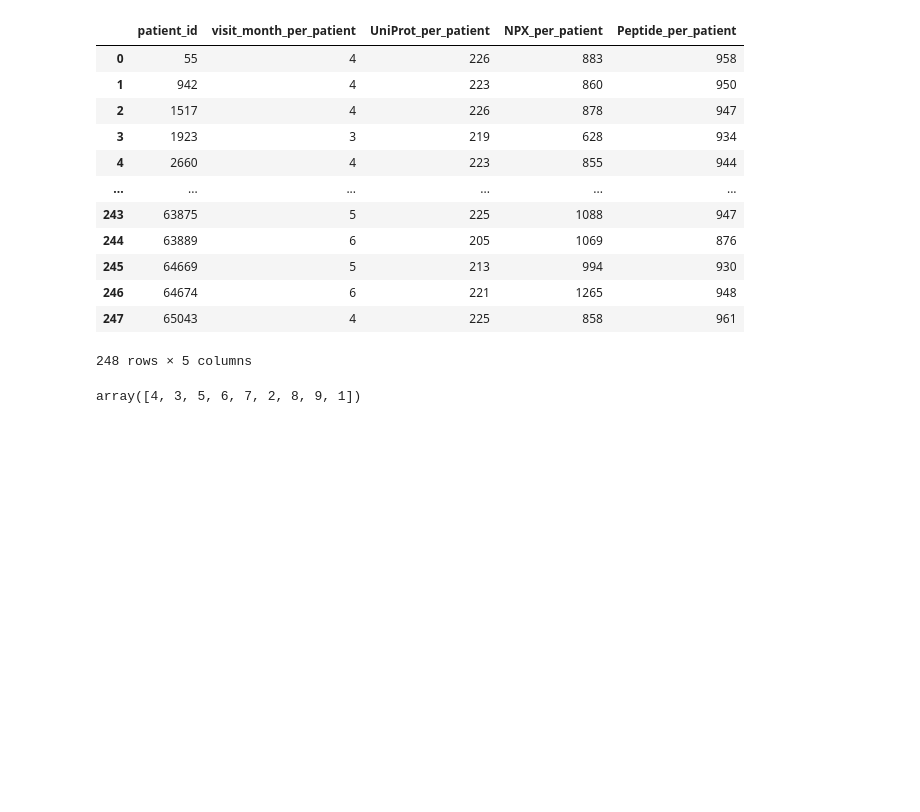
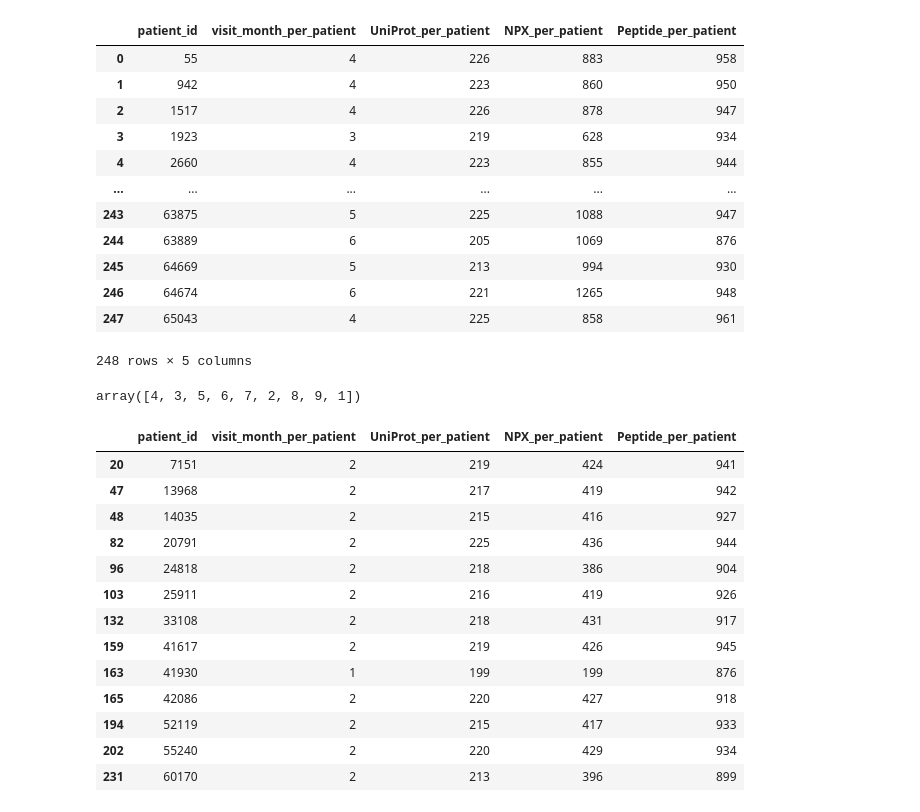
Before and after one commit to sumaniitm/AMP-parkinsons-disease-progression-prediction, a Jupyter notebook: amp-parkinson-s-disease-progression-prediction.ipynb, the cells around one changed output. Drawn from its saved outputs; the diff is of its cells as text; code cells hidden in the pictures; blank space fills up the shorter version.

```diff
--- a/amp-parkinson-s-disease-progression-prediction.ipynb
+++ b/amp-parkinson-s-disease-progression-prediction.ipynb
@@ -136,3 +136,20 @@ temp_df
 temp_df.visit_month_per_patient.unique()
 # %% [output]
 array([4, 3, 5, 6, 7, 2, 8, 9, 1])
+# %%
+temp_df[(temp_df['visit_month_per_patient']==1) | (temp_df['visit_month_per_patient']==2)]
+# %% [output]
+|  | patient_id | visit_month_per_patient | UniProt_per_patient | NPX_per_patient | Peptide_per_patient |
+| 20 | 7151 | 2 | 219 | 424 | 941 |
+| 47 | 13968 | 2 | 217 | 419 | 942 |
+| 48 | 14035 | 2 | 215 | 416 | 927 |
+| 82 | 20791 | 2 | 225 | 436 | 944 |
+| 96 | 24818 | 2 | 218 | 386 | 904 |
+| 103 | 25911 | 2 | 216 | 419 | 926 |
+| 132 | 33108 | 2 | 218 | 431 | 917 |
+| 159 | 41617 | 2 | 219 | 426 | 945 |
+| 163 | 41930 | 1 | 199 | 199 | 876 |
+| 165 | 42086 | 2 | 220 | 427 | 918 |
+| 194 | 52119 | 2 | 215 | 417 | 933 |
+| 202 | 55240 | 2 | 220 | 429 | 934 |
+| 231 | 60170 | 2 | 213 | 396 | 899 |
```
Also changed, not shown: parts of 2 cells of this notebook.
